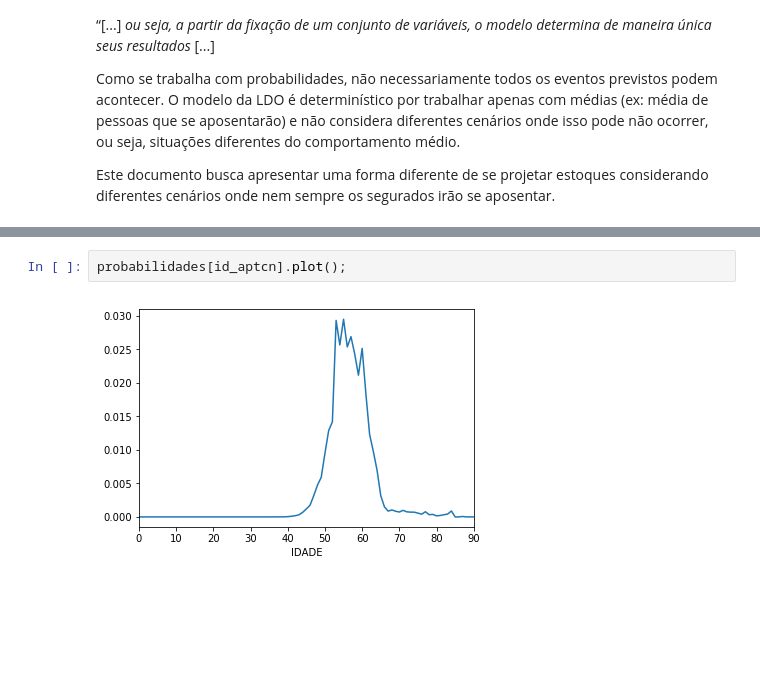
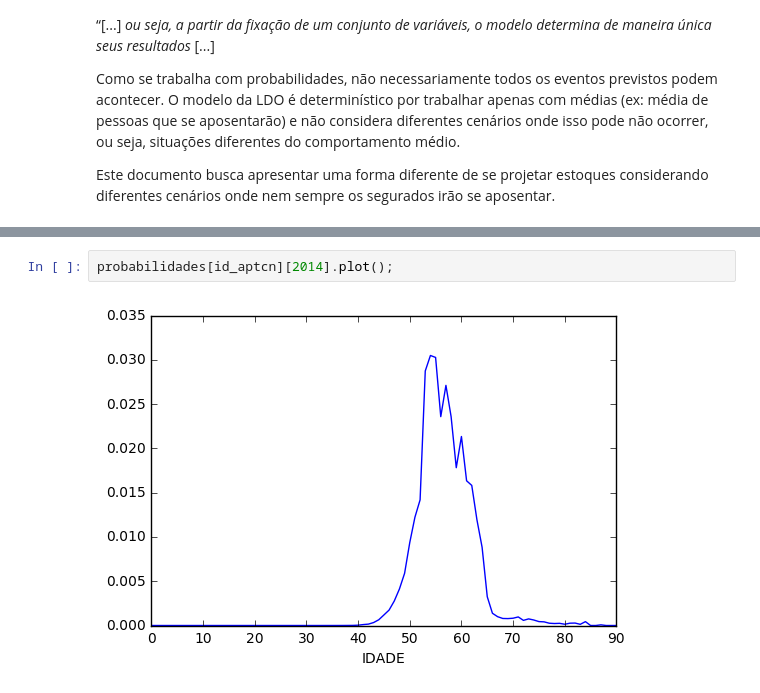
Before and after one commit to cpatrickalves/simprev, a Jupyter notebook: notebooks/intervalo_de_confianca.ipynb, the cells around one changed output, grey strips where cells are left out. Cells and saved outputs as stored; diff of their text form; blank space fills up the shorter version.

```diff
--- a/notebooks/intervalo_de_confianca.ipynb
+++ b/notebooks/intervalo_de_confianca.ipynb
@@ -76,5 +59,5 @@ _________________
 # %%
-probabilidades[id_aptcn].plot();
+probabilidades[id_aptcn][2014].plot();
 # %% [output]
-[figure, old version]
+[figure, new version]
 # %%
```
Also changed, not shown: parts of 10 cells of this notebook, 6 other files.
